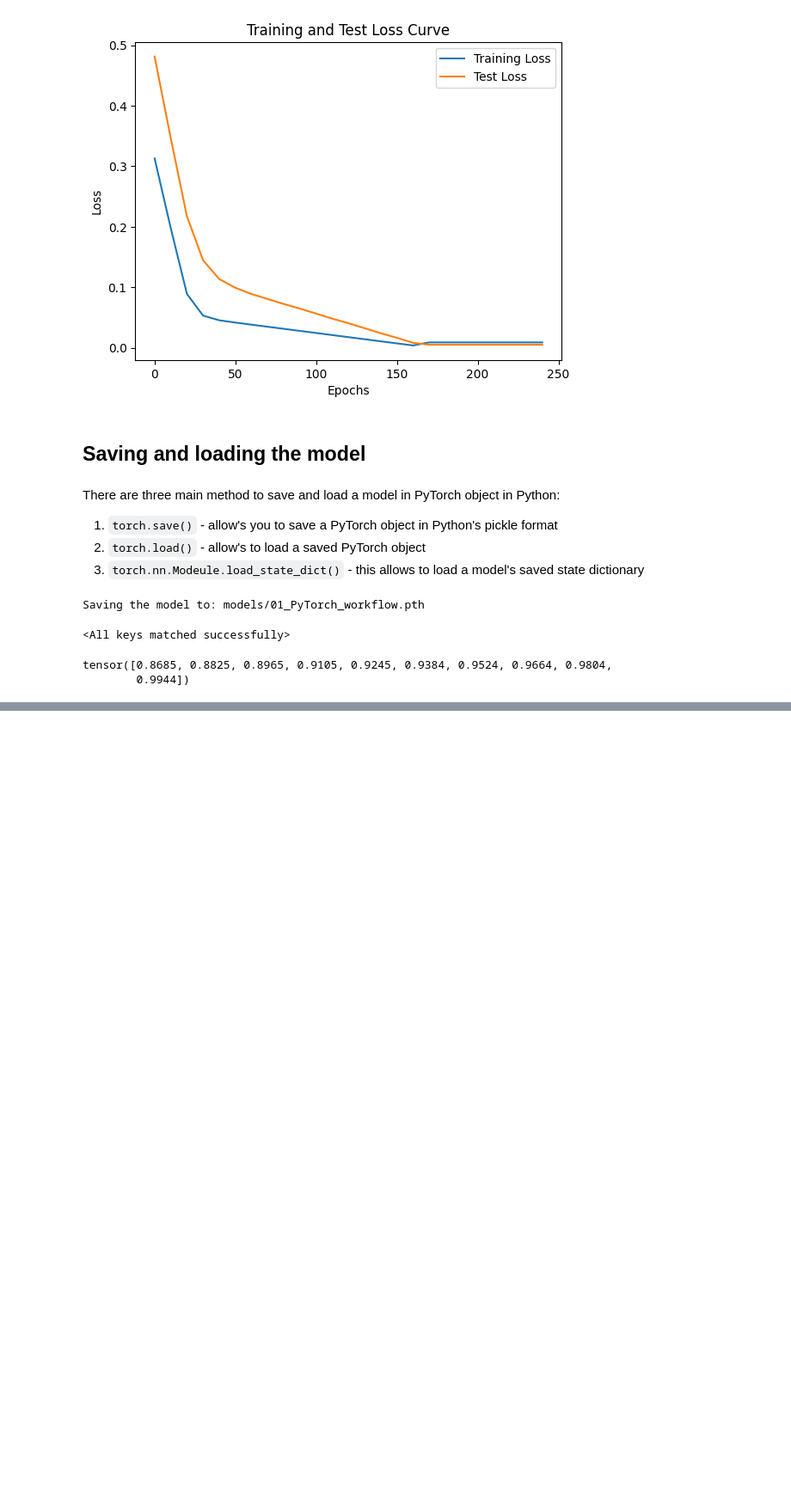
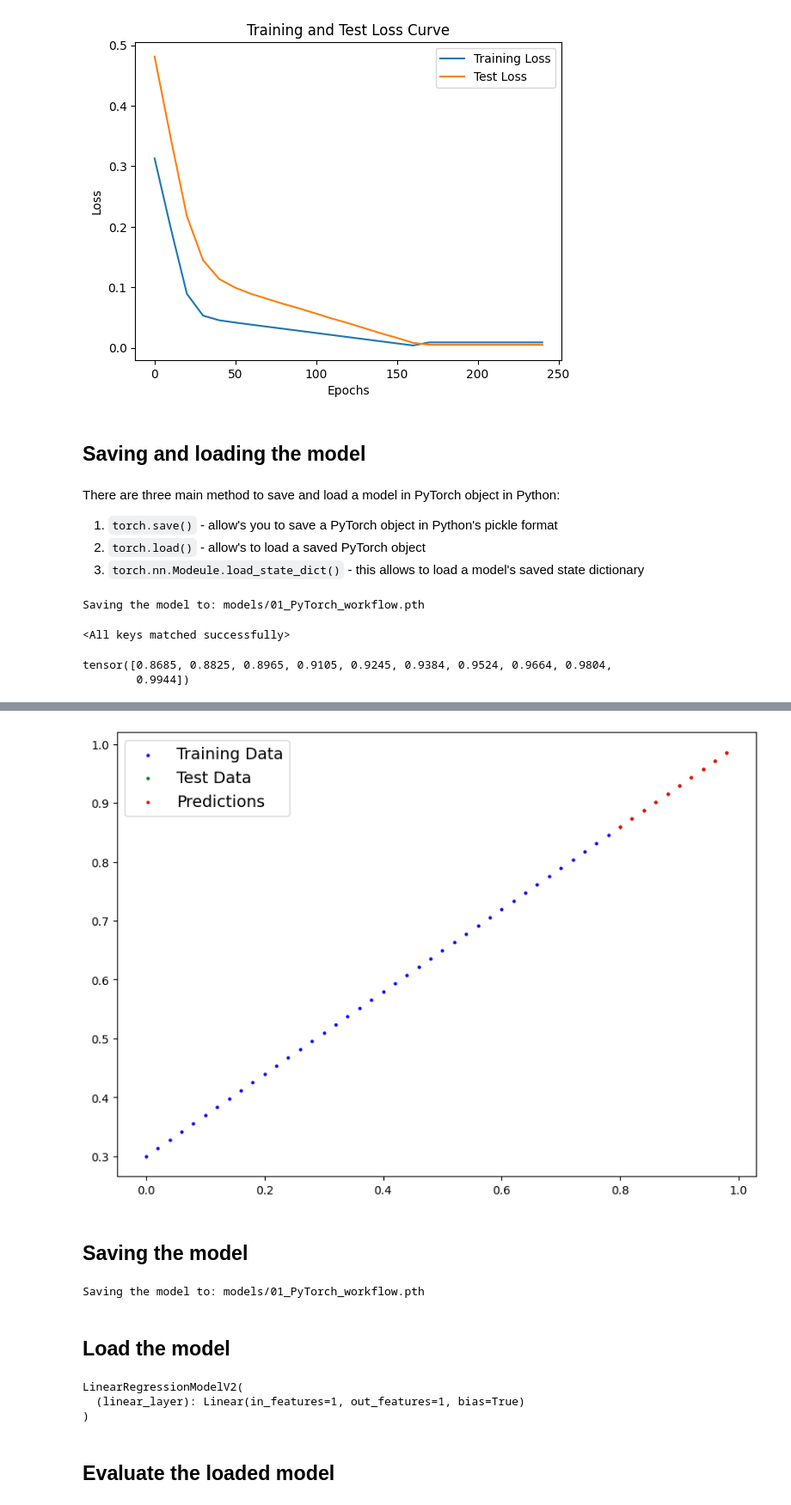
Before and after one commit to nasifuddin/Learning-PyTorch-, a Jupyter notebook: 01 PyTorch Workflow.ipynb, the cells around one changed output, grey strips where cells are left out. Shown at 86% size. Drawn from its saved outputs; the diff is of its cells as text; code cells hidden in the pictures; blank space fills up the shorter version.

```diff
--- a/01 PyTorch Workflow.ipynb
+++ b/01 PyTorch Workflow.ipynb
@@ -329,0 +345,3 @@ tensor([0.8685, 0.8825, 0.8965, 0.9105, 0.9245, 0.9384, 0.9524, 0.9664, 0.9804,
+# %%
+device = "cuda" if torch.cuda.is_available() else "cpu"
+print(f"Using device: {device}")
@@ -329,0 +387,10 @@ tensor([0.8685, 0.8825, 0.8965, 0.9105, 0.9245, 0.9384, 0.9524, 0.9664, 0.9804,
+# %%
+#split data
+train_split = int(0.8 * len(X))
+X_train, y_train = X[:train_split], y[:train_split]
+X_test, y_test = X[train_split:], y[train_split:]
+
+
+#plot the data
+plot_predictions();
+len(X_train), len(X_test), len(y_train), len(y_test)
@@ -329,0 +402,14 @@ tensor([0.8685, 0.8825, 0.8965, 0.9105, 0.9245, 0.9384, 0.9524, 0.9664, 0.9804,
+# %%
+class LinearRegressionModelV2(nn.Module):
+    def __init__(self):
+        super().__init__()
+        # use nn.Linear instead of declaring the models ourself
+        self.linear_layer = nn.Linear(in_features = 1,
+                                     out_features = 1)
+    def forward(self, x: torch.Tensor) -> torch.Tensor:
+        return self.linear_layer(x)
+
+#set the manual seed
+torch.manual_seed(42)
+model_1 = LinearRegressionModelV2()
+model_1.state_dict()
@@ -329,0 +507,8 @@ tensor([0.8685, 0.8825, 0.8965, 0.9105, 0.9245, 0.9384, 0.9524, 0.9664, 0.9804,
+# %%
+# turn  on the evaluation mode
+model_1.eval()
+
+# make predictions on the test data
+with torch.inference_mode():
+    y_preds_1 = model_1(X_test)
+y_preds_1
@@ -329,0 +526,40 @@ tensor([0.8685, 0.8825, 0.8965, 0.9105, 0.9245, 0.9384, 0.9524, 0.9664, 0.9804,
+# %%
+plot_predictions(predictions = y_preds_1.cpu()) #this function based on numpy and numpy is a cpu based library, so need to move the y_preds_1 to cpu first or else we'll get an error
+# %% [output]
+[figure, added]
+# %% [markdown]
+## Saving the model
+# %%
+from pathlib import Path
+
+#create models directory
+MODEL_PATH = Path("models")
+MODEL_PATH.mkdir(parents = True, exist_ok = True)
+
+#create model save path
+MODEL_NAME = "01_PyTorch_workflow.pth"
+MODEL_SAVE_PATH = MODEL_PATH / MODEL_NAME
+
+#save the model state dict
+print(f"Saving the model to: {MODEL_SAVE_PATH}")
+torch.save(obj = model_1.state_dict(),
+          f = MODEL_SAVE_PATH )
+# %% [output]
+Saving the model to: models/01_PyTorch_workflow.pth
+# %% [markdown]
+## Load the model
+# %%
+#create a new instance to load the model
+loaded_model_1 = LinearRegressionModelV2()
+
+#load the saved model_1 state dict
+loaded_model_1.load_state_dict(torch.load(MODEL_SAVE_PATH))
+
+#put the target model to device
+loaded_model_1.to(device)
+# %% [output]
+LinearRegressionModelV2(
+  (linear_layer): Linear(in_features=1, out_features=1, bias=True)
+)
+# %% [markdown]
+## Evaluate the loaded model
```
Also changed, not shown: parts of 17 cells of this notebook, 1 other file.
